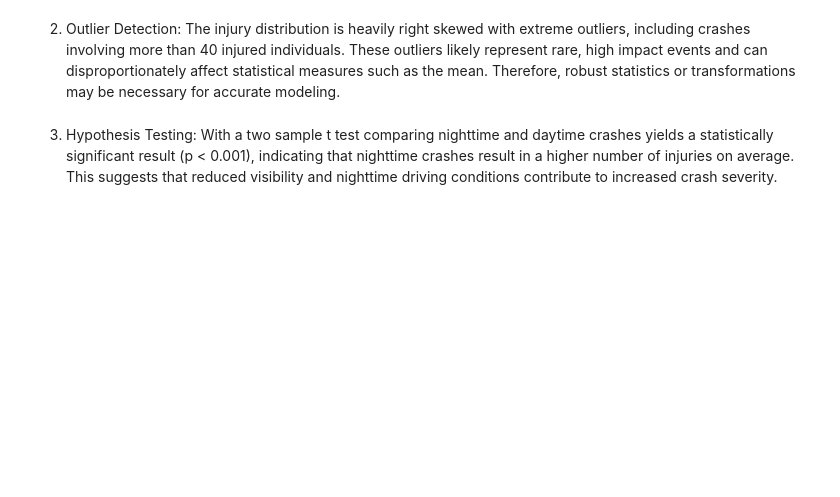
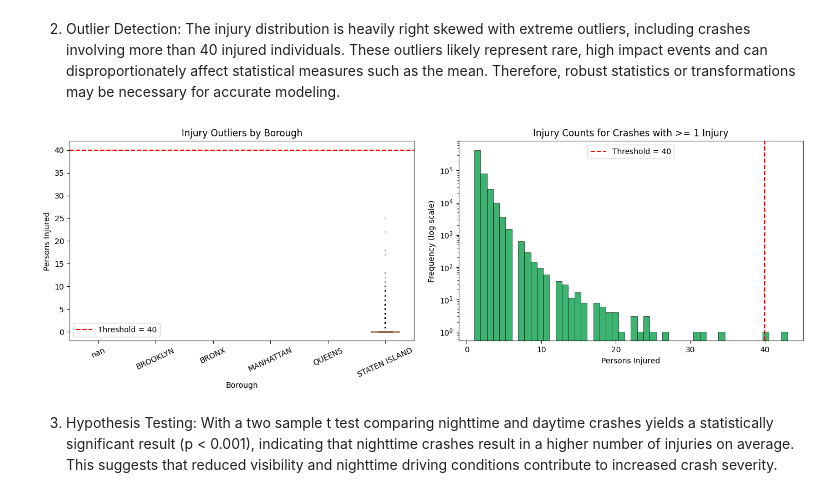
Before and after one commit to eadedeji8/320_Group_Project, a Jupyter notebook: crashes.ipynb, the cells around one changed output. Saved outputs shown, nothing was run; the diff lists cells and outputs as text; code cells hidden in the pictures; blank space fills up the shorter version.

```diff
--- a/crashes.ipynb
+++ b/crashes.ipynb
@@ -106,4 +137,33 @@ BASIC DATA EXPLORATION AND SUMMARY STATISTICS
 # %% [markdown]
 2. Outlier Detection: The injury distribution is heavily right skewed with extreme outliers, including crashes involving more than 40 injured individuals. These outliers likely represent rare, high impact events and can disproportionately affect statistical measures such as the mean. Therefore, robust statistics or transformations may be necessary for accurate modeling.
+# %%
+inj = df['NUMBER OF PERSONS INJURED']
+
+fig, axes = plt.subplots(1, 2, figsize=(14, 5))
+
+boroughs = df['BOROUGH'].unique()
+borough_data = [df.loc[df['BOROUGH'] == b, 'NUMBER OF PERSONS INJURED'].values for b in boroughs]
+bp = axes[0].boxplot(borough_data, labels=boroughs, showfliers=True,
+                     flierprops=dict(marker='.', markersize=2, alpha=0.3))
+axes[0].axhline(y=40, color='red', linestyle='--', label='Threshold = 40')
+axes[0].set_xlabel("Borough")
+axes[0].set_ylabel("Persons Injured")
+axes[0].set_title("Injury Outliers by Borough")
+axes[0].legend()
+axes[0].tick_params(axis='x', rotation=25)
+
+injured_only = inj[inj > 0]
+axes[1].hist(injured_only, bins=50, color='mediumseagreen', edgecolor='black', linewidth=0.4)
+axes[1].axvline(x=40, color='red', linestyle='--', label='Threshold = 40')
+axes[1].set_yscale('log')
+axes[1].set_xlabel("Persons Injured")
+axes[1].set_ylabel("Frequency (log scale)")
+axes[1].set_title("Injury Counts for Crashes with >= 1 Injury")
+axes[1].legend()
+
+plt.tight_layout()
+plt.show()
+# %% [output]
+[figure, added]
 # %% [markdown]
 3. Hypothesis Testing: With a two sample t test comparing nighttime and daytime crashes yields a statistically significant result (p < 0.001), indicating that nighttime crashes result in a higher number of injuries on average. This suggests that reduced visibility and nighttime driving conditions contribute to increased crash severity.
```
Also changed, not shown: parts of 2 cells of this notebook.
